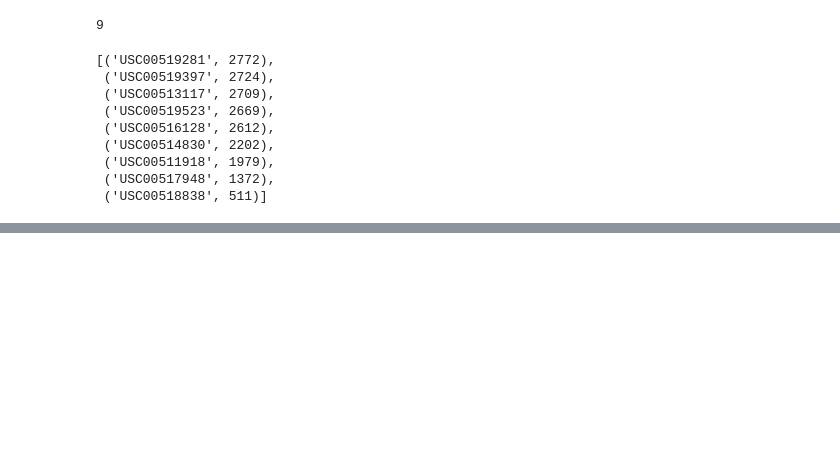
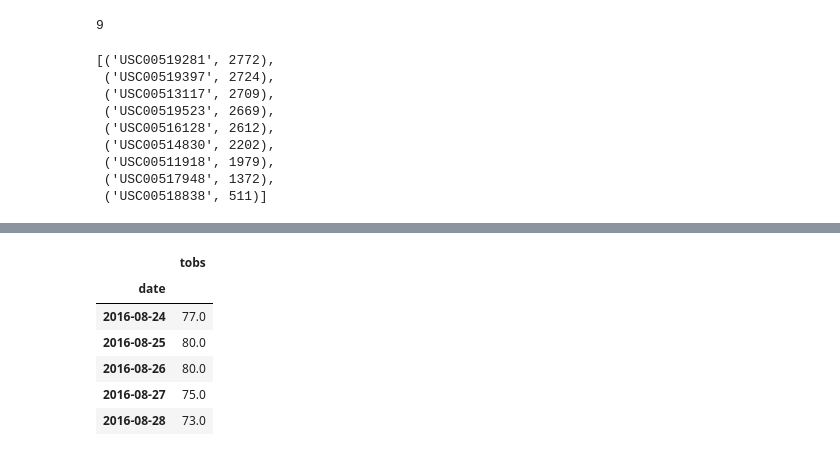
Before and after one commit to amudd10/sql-alchemy-challenge2.0, a Jupyter notebook: Hawaii_climate_analysis.ipynb, the cells around one changed output, grey strips where cells are left out. Drawn from its saved outputs; the diff is of its cells as text; code cells hidden in the pictures; blank space fills up the shorter version.

```diff
--- a/Hawaii_climate_analysis.ipynb
+++ b/Hawaii_climate_analysis.ipynb
@@ -196,0 +235,14 @@ active_stations
+# %%
+# Save the query results as a Pandas DataFrame and set the index to the date column
+year_tobs_df = pd.DataFrame(year_tobs_data, columns=['date', 'tobs'])
+year_tobs_df['date'] = pd.to_datetime(year_tobs_df['date'])
+year_tobs_df.set_index('date', inplace=True)
+year_tobs_df.head()
+# %% [output]
+|  | tobs |
+| date |  |
+| 2016-08-24 | 77.0 |
+| 2016-08-25 | 80.0 |
+| 2016-08-26 | 80.0 |
+| 2016-08-27 | 75.0 |
+| 2016-08-28 | 73.0 |
```
Also changed, not shown: parts of 5 cells of this notebook.
